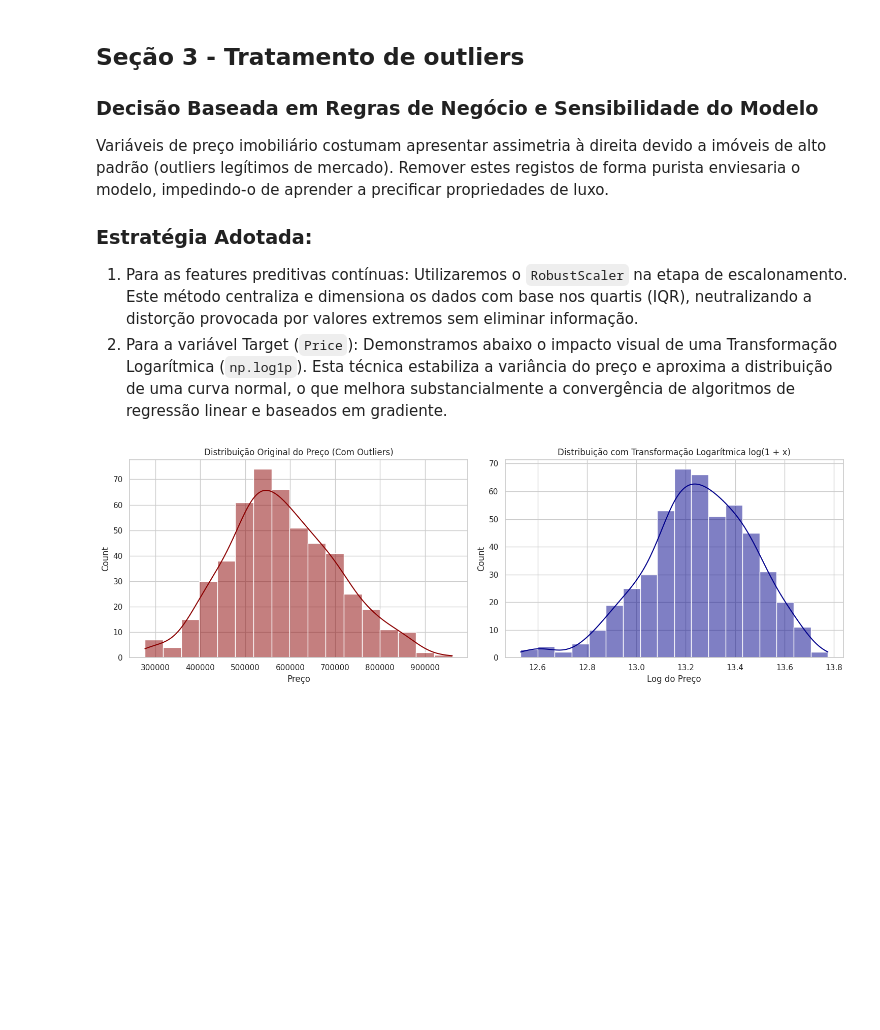
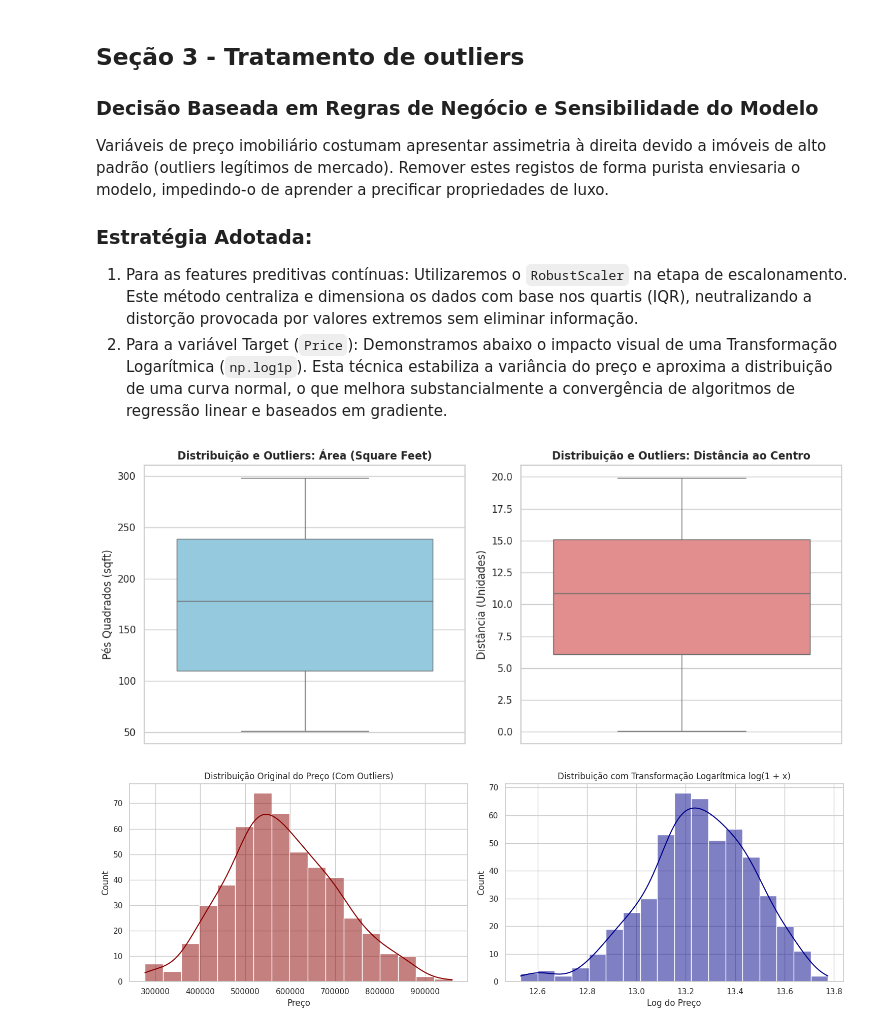
Before and after one commit to heloshartmann/housing-prices-regression, a Jupyter notebook: ProjetoFinal/Sprint02_Projeto_Grupo03.ipynb, the cells around one changed output. Saved outputs shown, nothing was run; the diff lists cells and outputs as text; code cells hidden in the pictures; blank space fills up the shorter version.

```diff
--- a/ProjetoFinal/Sprint02_Projeto_Grupo03.ipynb
+++ b/ProjetoFinal/Sprint02_Projeto_Grupo03.ipynb
@@ -91,6 +91,27 @@ Variáveis de preço imobiliário costumam apresentar assimetria à direita devi
 ### Estratégia Adotada:
 1. Para as features preditivas contínuas: Utilizaremos o `RobustScaler` na etapa de escalonamento. Este método centraliza e dimensiona os dados com base nos quartis (IQR), neutralizando a distorção provocada por valores extremos sem eliminar informação.
 2. Para a variável Target (`Price`): Demonstramos abaixo o impacto visual de uma Transformação Logarítmica (`np.log1p`). Esta técnica estabiliza a variância do preço e aproxima a distribuição de uma curva normal, o que melhora substancialmente a convergência de algoritmos de regressão linear e baseados em gradiente.
+# %%
+# Configuração do estilo visual dos gráficos
+sns.set_theme(style="whitegrid")
+plt.figure(figsize=(12, 5))
+
+# 1. Boxplot para a Área do Imóvel
+plt.subplot(1, 2, 1)
+sns.boxplot(data=df_raw, y='Square_Feet', color='skyblue')
+plt.title('Distribuição e Outliers: Área (Square Feet)', fontsize=12, fontweight='bold')
+plt.ylabel('Pés Quadrados (sqft)')
+
+# 2. Boxplot para a Distância ao Centro
+plt.subplot(1, 2, 2)
+sns.boxplot(data=df_raw, y='Distance_to_Center', color='lightcoral')
+plt.title('Distribuição e Outliers: Distância ao Centro', fontsize=12, fontweight='bold')
+plt.ylabel('Distância (Unidades)')
+
+plt.tight_layout()
+plt.show()
+# %% [output]
+[figure, added]
 # %%
 fig, axes = plt.subplots(1, 2, figsize=(15, 5))
 
```
Also changed, not shown: parts of 5 cells of this notebook.
